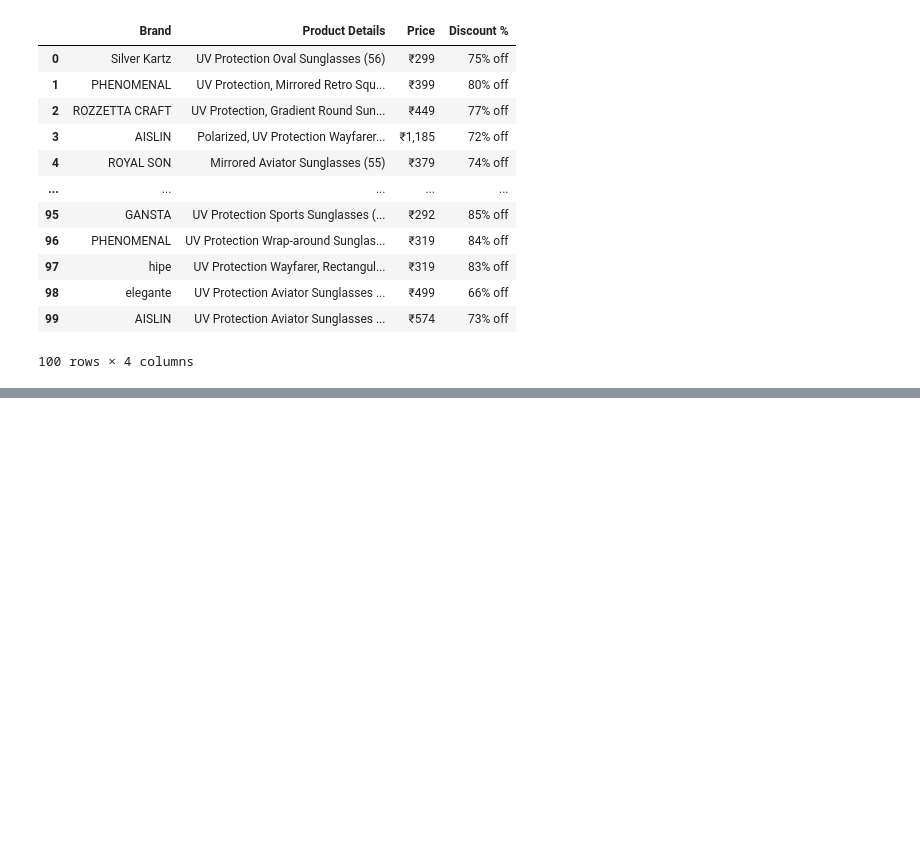
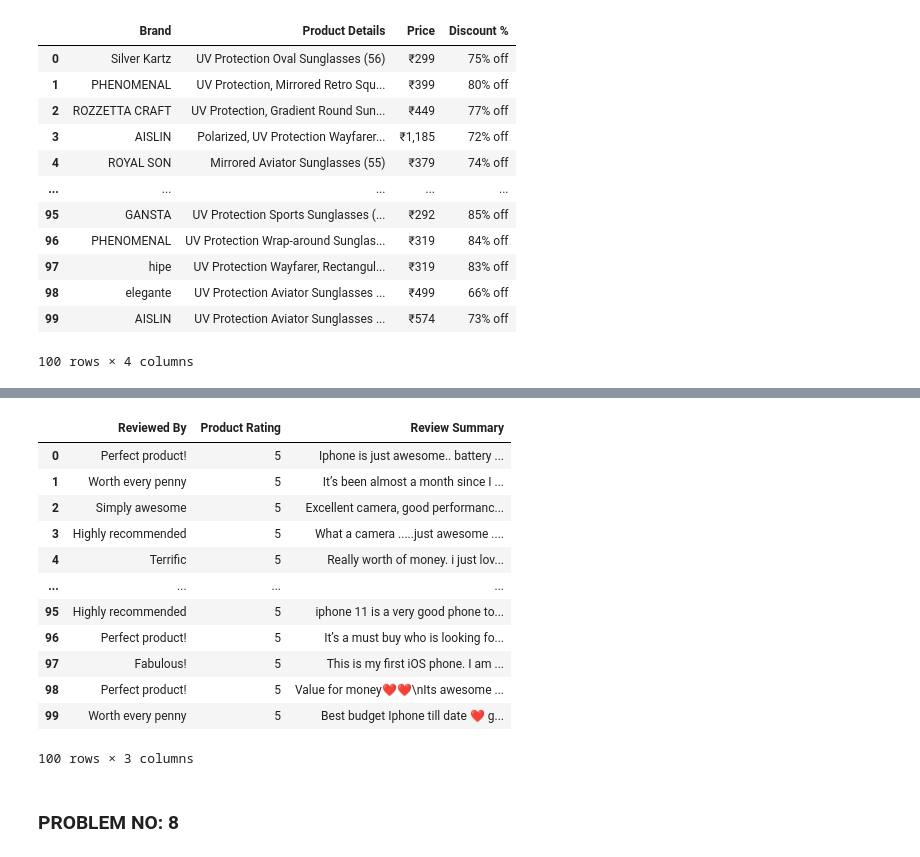
Before and after one commit to shantyemerson/FLIPROBO_INTERNSHIP_PROJECTS, a Jupyter notebook: Selenium (1).ipynb, the cells around one changed output, grey strips where cells are left out. Saved outputs shown, nothing was run; the diff lists cells and outputs as text; code cells hidden in the pictures; blank space fills up the shorter version.

```diff
--- a/Selenium (1).ipynb
+++ b/Selenium (1).ipynb
@@ -739,0 +761,48 @@ sunglass_data
+# %%
+# DataLists
+name= []
+rating= []
+review= []
+# %%
+# Fetching urls to open each page.
+urls =[]
+for i in range(0,10):
+    for j in driver.find_elements_by_xpath("//nav[@class='yFHi8N']/a"):
+        urls.append(j.get_attribute('href'))
+    driver.find_element_by_xpath("//a[@class='_1LKTO3']").click()
+    time.sleep(4)
+# %%
+# Extracting data from each url.
+for i in range(0,10):
+    for j in driver.find_elements_by_xpath("//p[@class= '_2-N8zT']"):
+        name.append(j.text)
+    for k in driver.find_elements_by_xpath("//div[@class='_3LWZlK _1BLPMq']"):
+        rating.append(k.text)
+    for m in driver.find_elements_by_xpath("//div[@class='t-ZTKy']"):
+        review.append(m.text)
+    driver.find_element_by_xpath("//a[@class='_1LKTO3']").click()
+    time.sleep(4)
+# %%
+Review_data= pd.DataFrame({})
+Review_data['Reviewed By']= name[:100]
+Review_data['Product Rating']= rating[:100]
+Review_data['Review Summary']= review[:100]
+# %%
+# The Data
+Review_data
+# %% [output]
+|  | Reviewed By | Product Rating | Review Summary |
+| 0 | Perfect product! | 5 | Iphone is just awesome.. battery ... |
+| 1 | Worth every penny | 5 | It’s been almost a month since I ... |
+| 2 | Simply awesome | 5 | Excellent camera, good performanc... |
+| 3 | Highly recommended | 5 | What a camera .....just awesome .... |
+| 4 | Terrific | 5 | Really worth of money. i just lov... |
+| ... | ... | ... | ... |
+| 95 | Highly recommended | 5 | iphone 11 is a very good phone to... |
+| 96 | Perfect product! | 5 | It’s a must buy who is looking fo... |
+| 97 | Fabulous! | 5 | This is my first iOS phone. I am ... |
+| 98 | Perfect product! | 5 | Value for money❤️❤️\nIts awesome ... |
+| 99 | Worth every penny | 5 | Best budget Iphone till date ❤️ g... |
+100 rows × 3 columns
+# %% [markdown]
+### PROBLEM NO: 8
```
Also changed, not shown: parts of 37 cells of this notebook.
